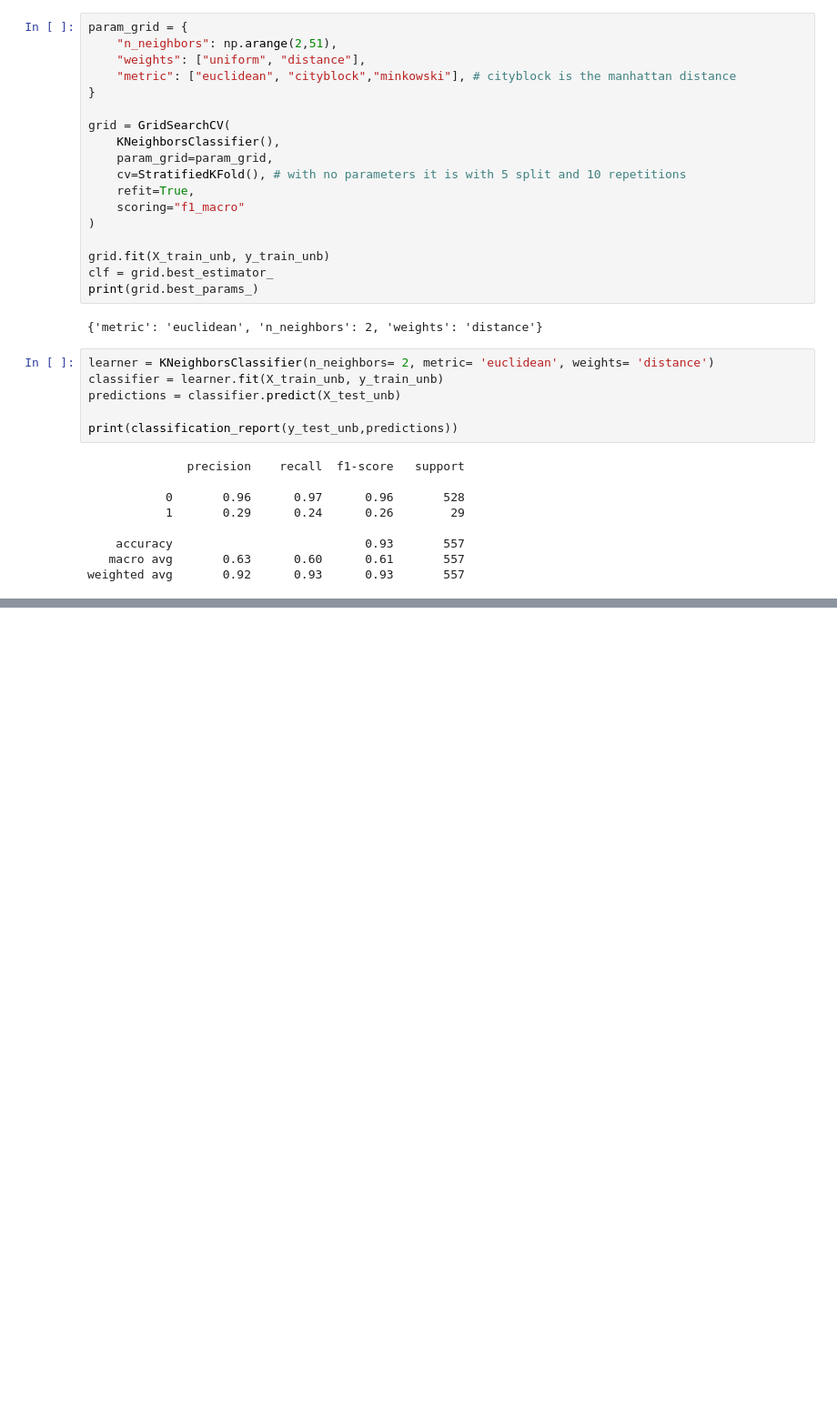
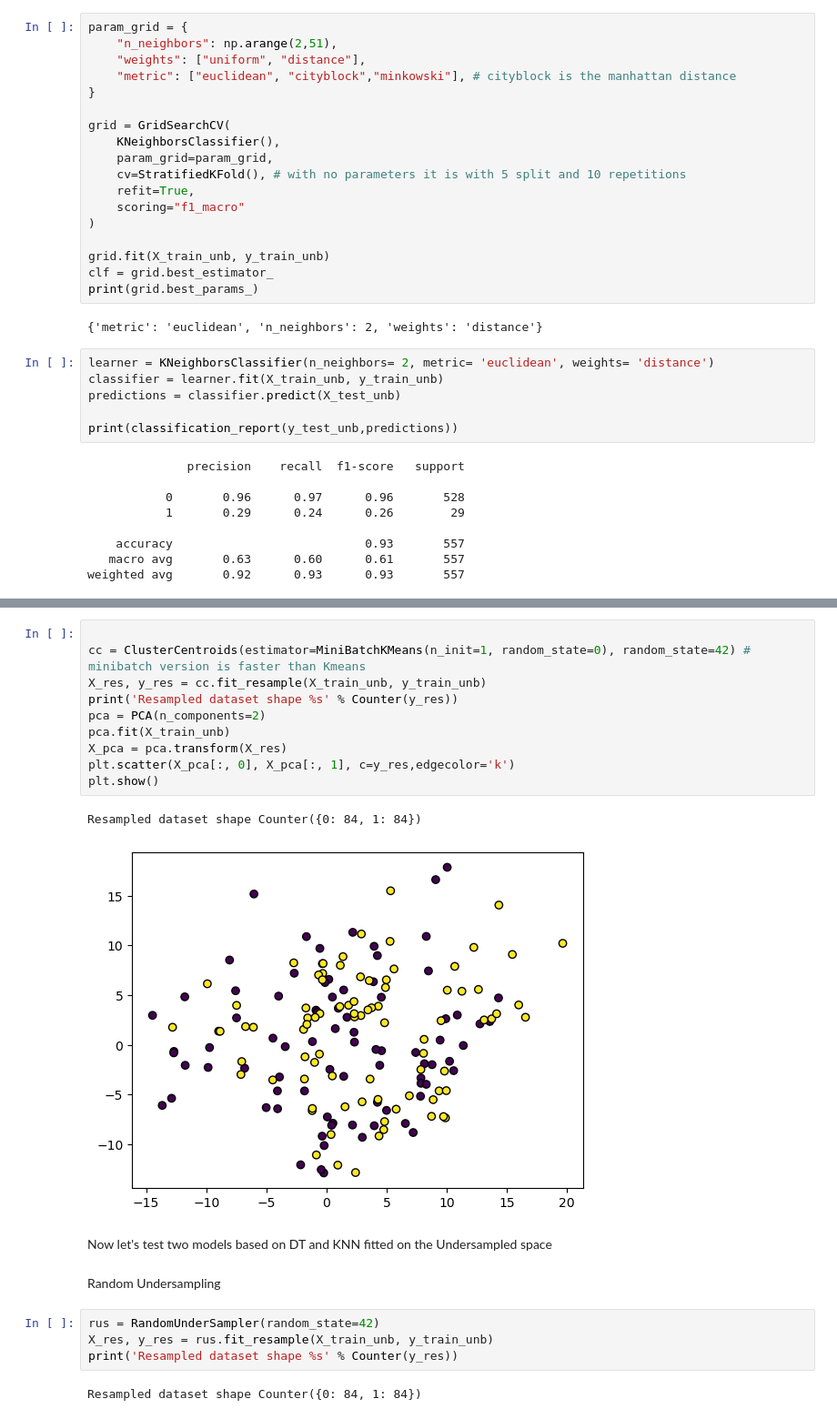
Before and after one commit to Diabelny/Data-Mining-2, a Jupyter notebook: Task1_Angry/Classification_Angry.ipynb, the cells around one changed output, grey strips where cells are left out. Shown at 91% size. Saved outputs shown, nothing was run; the diff lists cells and outputs as text; blank space fills up the shorter version.

```diff
--- a/Task1_Angry/Classification_Angry.ipynb
+++ b/Task1_Angry/Classification_Angry.ipynb
@@ -381,0 +458,23 @@ weighted avg       0.92      0.93      0.93       557
+# %%
+
+cc = ClusterCentroids(estimator=MiniBatchKMeans(n_init=1, random_state=0), random_state=42) # minibatch version is faster than Kmeans
+X_res, y_res = cc.fit_resample(X_train_unb, y_train_unb)
+print('Resampled dataset shape %s' % Counter(y_res))
+pca = PCA(n_components=2)
+pca.fit(X_train_unb)
+X_pca = pca.transform(X_res)
+plt.scatter(X_pca[:, 0], X_pca[:, 1], c=y_res,edgecolor='k')
+plt.show()
+# %% [output]
+Resampled dataset shape Counter({0: 84, 1: 84})
+[figure, added]
+# %% [markdown]
+Now let's test two models based on DT and KNN fitted on the Undersampled space
+# %% [markdown]
+Random Undersampling
+# %%
+rus = RandomUnderSampler(random_state=42)
+X_res, y_res = rus.fit_resample(X_train_unb, y_train_unb)
+print('Resampled dataset shape %s' % Counter(y_res))
+# %% [output]
+Resampled dataset shape Counter({0: 84, 1: 84})
```
Also changed, not shown: parts of 84 cells of this notebook.
